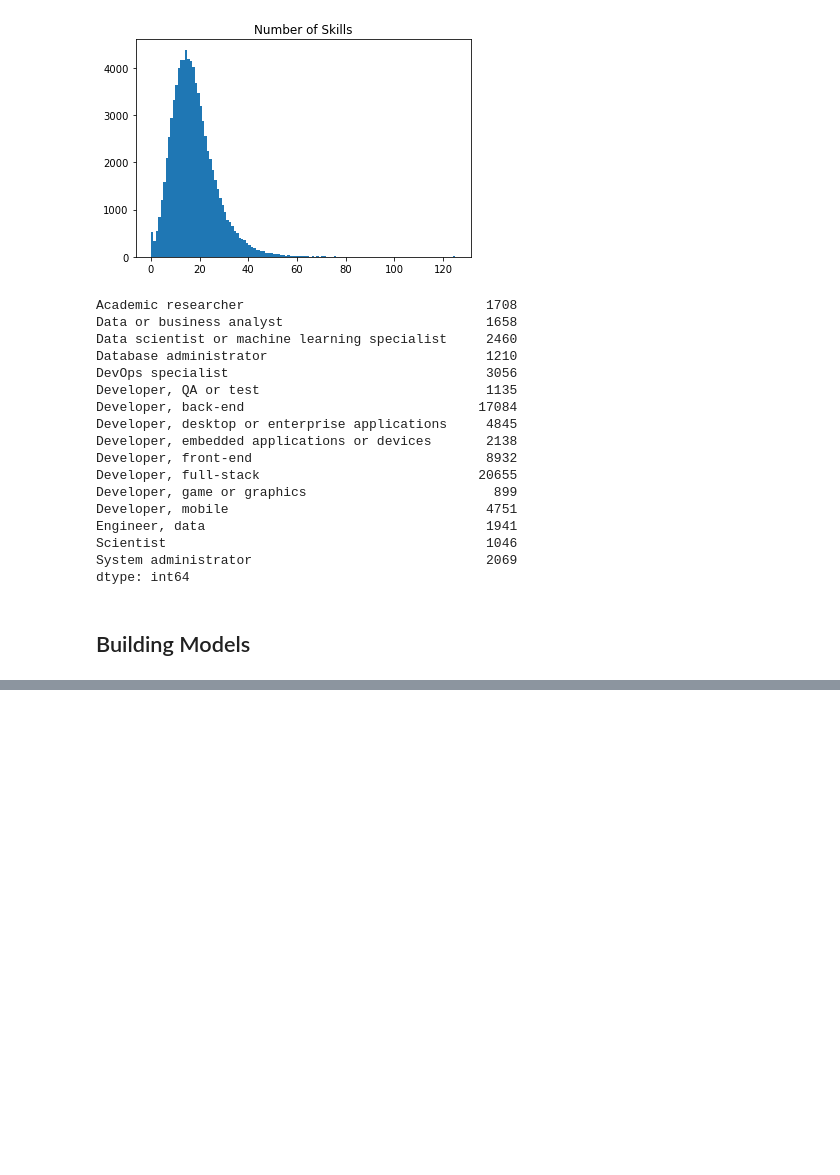
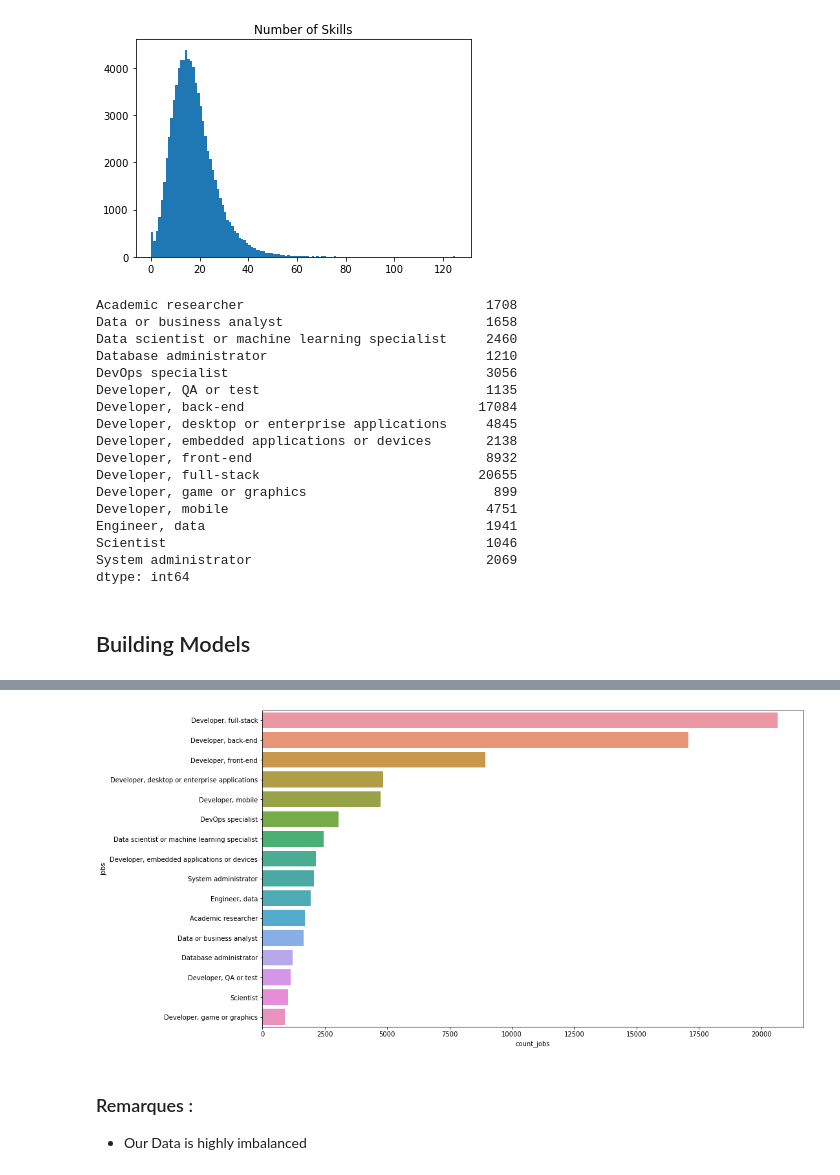
Before and after one commit to MohamedHmamouch/Job-recommendation-system, a Jupyter notebook: Notebook/Model_creation.ipynb, the cells around one changed output, grey strips where cells are left out. Drawn from its saved outputs; the diff is of its cells as text; code cells hidden in the pictures; blank space fills up the shorter version.

```diff
--- a/Notebook/Model_creation.ipynb
+++ b/Notebook/Model_creation.ipynb
@@ -268,0 +283,15 @@ from mlflow.tracking import MlflowClient
+# %%
+roles_df=df['DevType'].copy()
+roles_count=pd.DataFrame(roles_df.sum(axis=0))
+roles_count.reset_index(level=0,inplace=True)
+roles_count.columns=['jobs','count_jobs']
+
+plt.figure(figsize=(15,9))
+sns.barplot(data=roles_count.sort_values(by='count_jobs',ascending=False),x='count_jobs',y='jobs')
+plt.show()
+# %% [output]
+[figure, added]
+# %% [markdown]
+### Remarques :
+
+- Our Data is highly imbalanced
```
Also changed, not shown: parts of 26 cells of this notebook.
